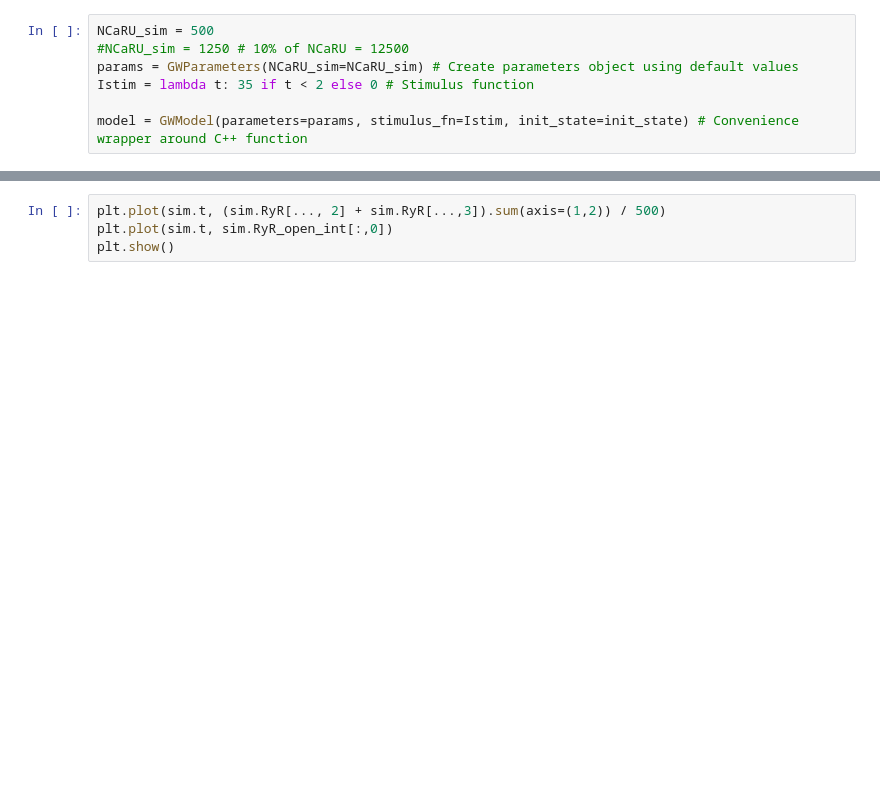
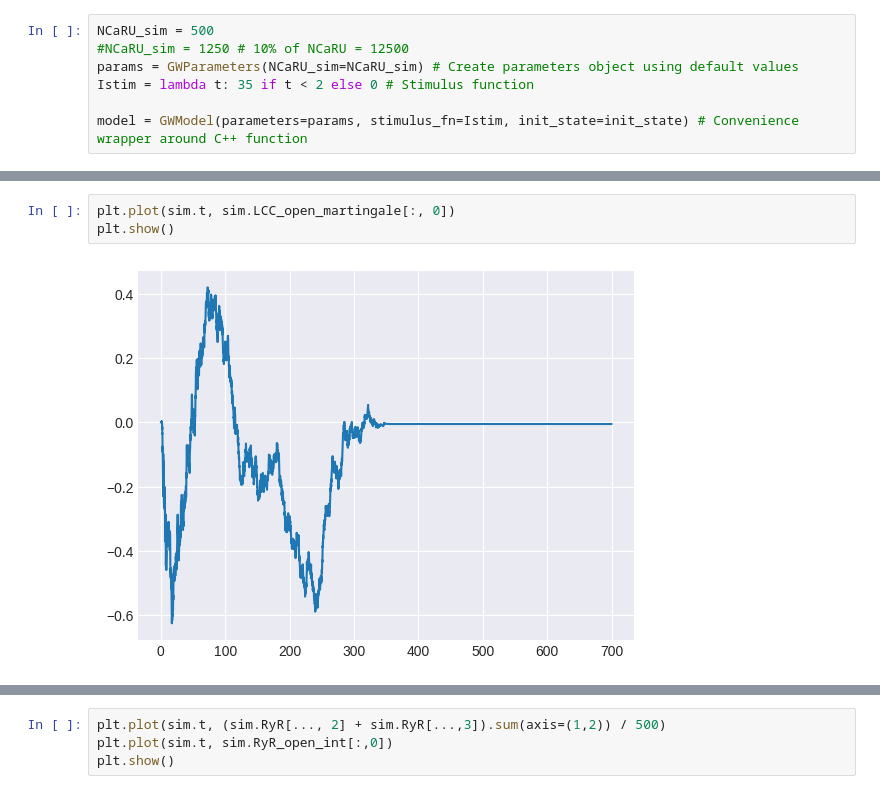
Before and after one commit to lukeoloughlin/GW-model, a Jupyter notebook: gw_martingale.ipynb, the cells around one changed output, grey strips where cells are left out. Drawn from its saved outputs; the diff is of its cells as text; blank space fills up the shorter version.

```diff
--- a/gw_martingale.ipynb
+++ b/gw_martingale.ipynb
@@ -119,0 +82,5 @@ plt.show()
+# %%
+plt.plot(sim.t, sim.LCC_open_martingale[:, 0])
+plt.show()
+# %% [output]
+[figure, added]
```
Also changed, not shown: parts of 19 cells of this notebook, 12 other files.
